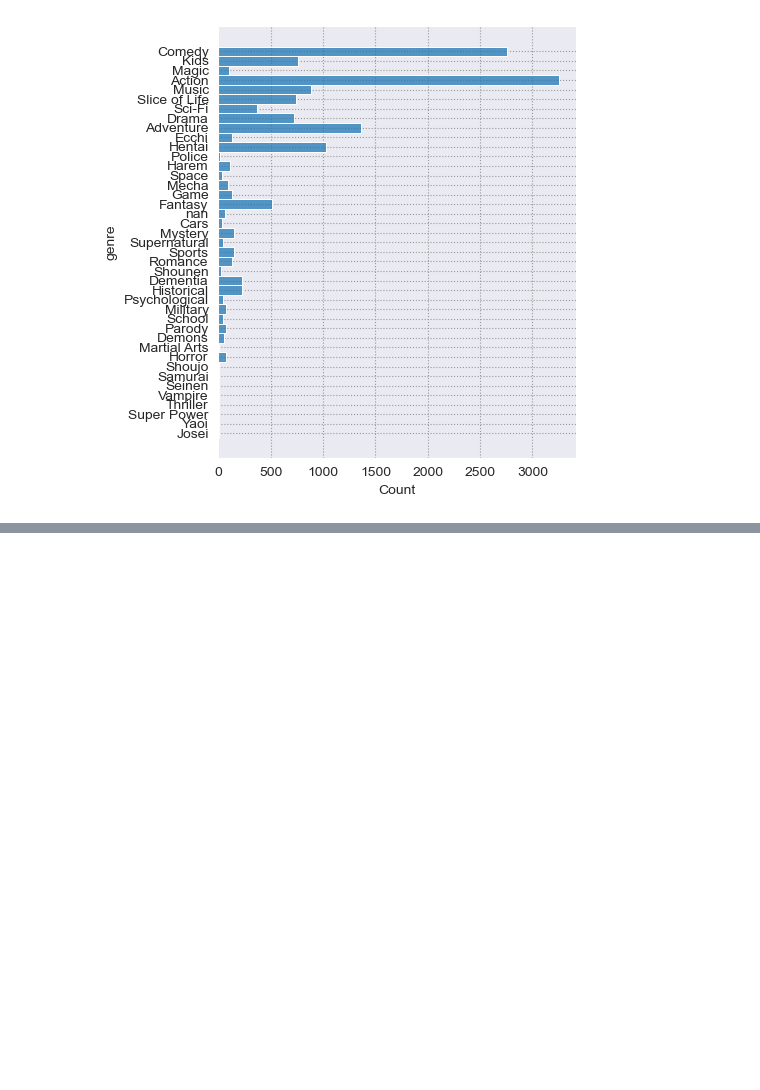
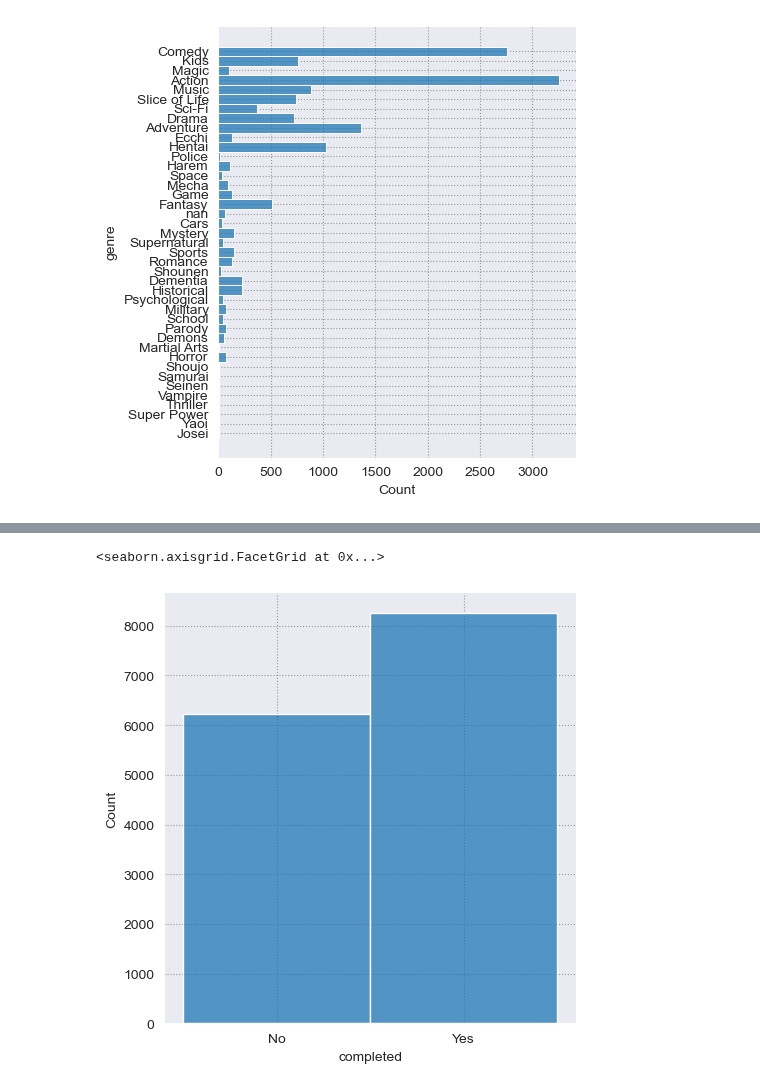
Before and after one commit to YoksanVC/TEC_DataScienceCert, a Jupyter notebook: Module_4_BigData/Proyecto/Propuesta_2_AnimesCompletados/analizis_propuesta_2.ipynb, the cells around one changed output, grey strips where cells are left out. Cells and saved outputs as stored; diff of their text form; code cells hidden in the pictures; blank space fills up the shorter version.

```diff
--- a/Module_4_BigData/Proyecto/Propuesta_2_AnimesCompletados/analizis_propuesta_2.ipynb
+++ b/Module_4_BigData/Proyecto/Propuesta_2_AnimesCompletados/analizis_propuesta_2.ipynb
@@ -254,0 +341,6 @@ sns.displot(data=df_anime_list_cleanned, y='genre')
+# %%
+# Agrupando todos los que no son de estado completado
+df_anime_by_user_reduced['completed'] = np.where(df_anime_by_user_reduced['my_status'] == 2, 'Yes', 'No')
+print(df_anime_by_user_reduced.shape)
+print(df_anime_by_user_reduced.dtypes)
+df_anime_by_user_reduced.head(10)
@@ -254,0 +367,5 @@ sns.displot(data=df_anime_list_cleanned, y='genre')
+# %%
+sns.displot(data=df_anime_by_user_reduced, x='completed')
+# %% [output]
+<seaborn.axisgrid.FacetGrid at 0x...>
+[figure, added]
```
Also changed, not shown: parts of 14 cells of this notebook.
